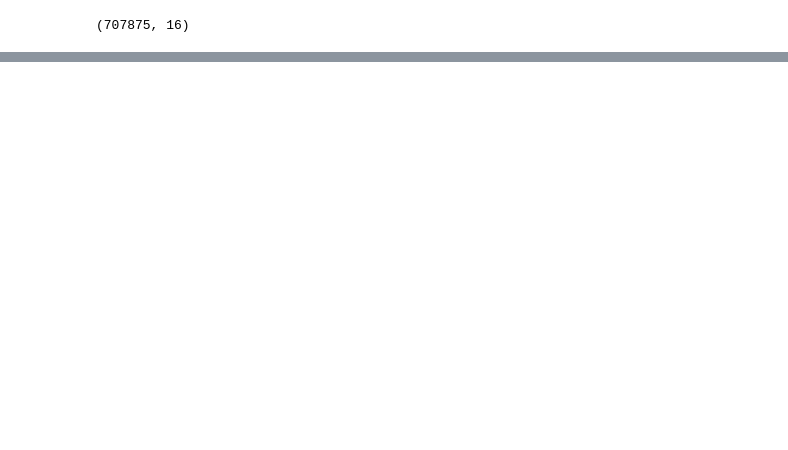
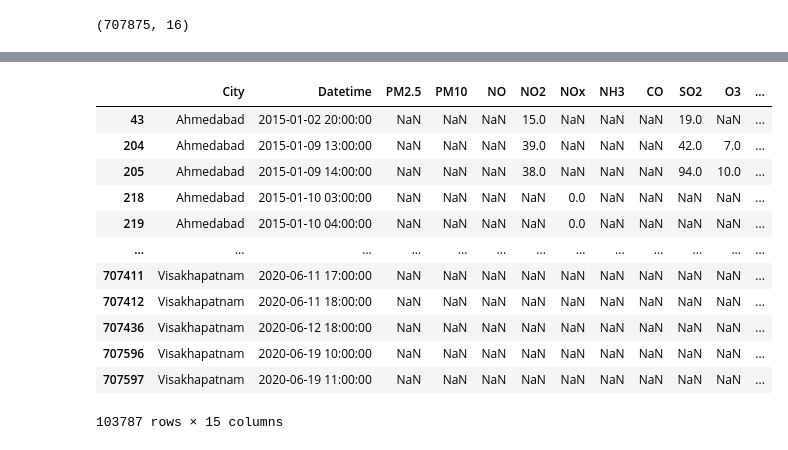
Before and after one commit to fahadiya/Air-Quality-Index-Analysis, a Jupyter notebook: Air-Quality-Index.ipynb, the cells around one changed output, grey strips where cells are left out. Saved outputs shown, nothing was run; the diff lists cells and outputs as text; code cells hidden in the pictures; blank space fills up the shorter version.

```diff
--- a/Air-Quality-Index.ipynb
+++ b/Air-Quality-Index.ipynb
@@ -51,0 +73,3 @@ df.shape
+# %%
+data_cleaned=df.drop(columns="Xylene")
+data_cleaned.isnull().mean()*100
@@ -51,0 +108,16 @@ df.shape
+# %%
+data_cleaned.loc[data_cleaned.isnull().mean(axis=1)*100 >50]
+# %% [output]
+|  | City | Datetime | PM2.5 | PM10 | NO | NO2 | NOx | NH3 | CO | SO2 | O3 | ... |
+| 43 | Ahmedabad | 2015-01-02 20:00:00 | NaN | NaN | NaN | 15.0 | NaN | NaN | NaN | 19.0 | NaN | ... |
+| 204 | Ahmedabad | 2015-01-09 13:00:00 | NaN | NaN | NaN | 39.0 | NaN | NaN | NaN | 42.0 | 7.0 | ... |
+| 205 | Ahmedabad | 2015-01-09 14:00:00 | NaN | NaN | NaN | 38.0 | NaN | NaN | NaN | 94.0 | 10.0 | ... |
+| 218 | Ahmedabad | 2015-01-10 03:00:00 | NaN | NaN | NaN | NaN | 0.0 | NaN | NaN | NaN | NaN | ... |
+| 219 | Ahmedabad | 2015-01-10 04:00:00 | NaN | NaN | NaN | NaN | 0.0 | NaN | NaN | NaN | NaN | ... |
+| ... | ... | ... | ... | ... | ... | ... | ... | ... | ... | ... | ... | ... |
+| 707411 | Visakhapatnam | 2020-06-11 17:00:00 | NaN | NaN | NaN | NaN | NaN | NaN | NaN | NaN | NaN | ... |
+| 707412 | Visakhapatnam | 2020-06-11 18:00:00 | NaN | NaN | NaN | NaN | NaN | NaN | NaN | NaN | NaN | ... |
+| 707436 | Visakhapatnam | 2020-06-12 18:00:00 | NaN | NaN | NaN | NaN | NaN | NaN | NaN | NaN | NaN | ... |
+| 707596 | Visakhapatnam | 2020-06-19 10:00:00 | NaN | NaN | NaN | NaN | NaN | NaN | NaN | NaN | NaN | ... |
+| 707597 | Visakhapatnam | 2020-06-19 11:00:00 | NaN | NaN | NaN | NaN | NaN | NaN | NaN | NaN | NaN | ... |
+103787 rows × 15 columns
```
Also changed, not shown: parts of 15 cells of this notebook.
